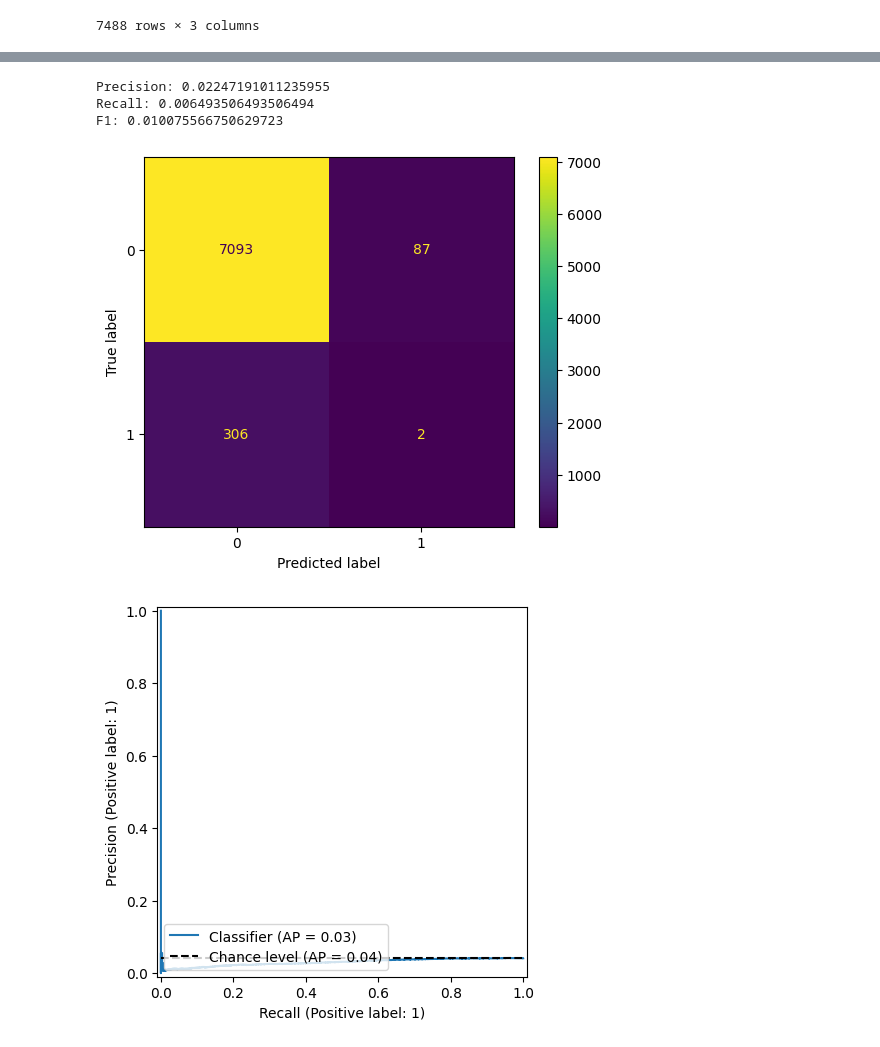
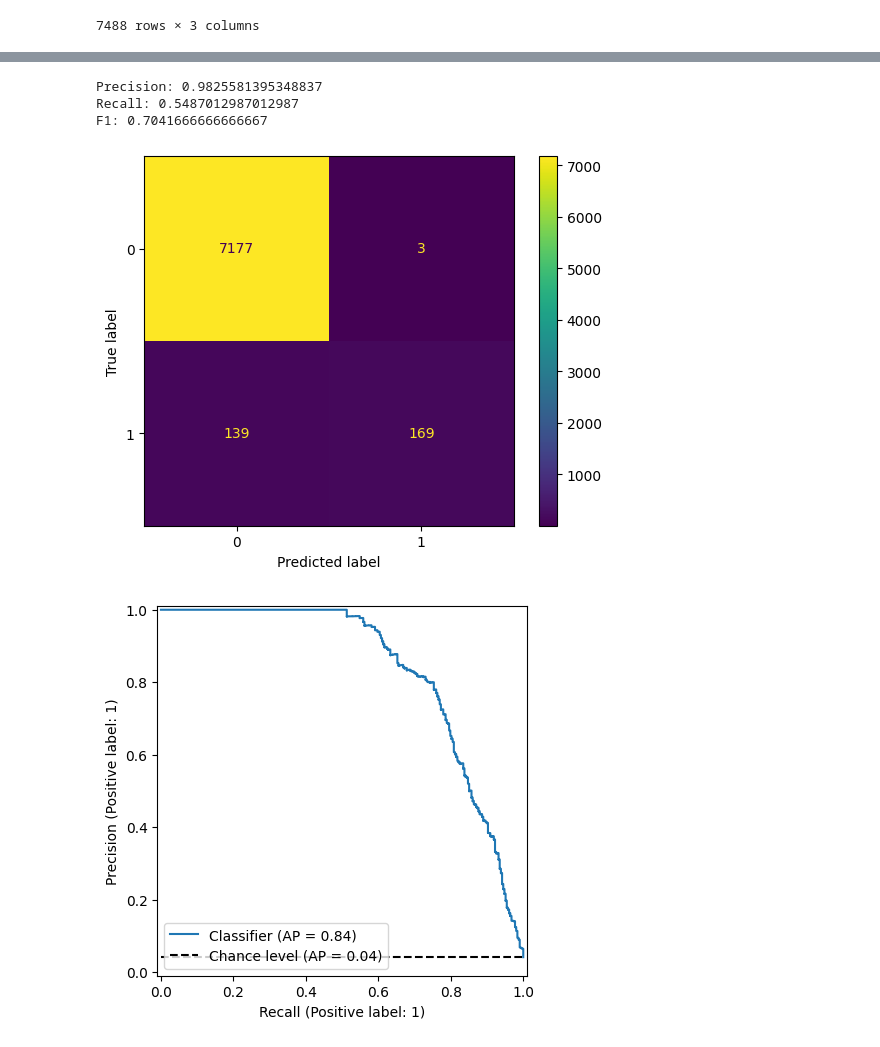
Before and after one commit to dppiper/Tox21-Neural-Network-From-Scratch, a Jupyter notebook: neural_network_from_scratch.ipynb, the cells around one changed output, grey strips where cells are left out. Drawn from its saved outputs; the diff is of its cells as text; code cells hidden in the pictures.

```diff
--- a/neural_network_from_scratch.ipynb
+++ b/neural_network_from_scratch.ipynb
@@ -144,17 +148,17 @@ sns.lineplot(biases)
 # %%
 from sklearn import metrics
 from sklearn.metrics import PrecisionRecallDisplay, ConfusionMatrixDisplay, precision_score, recall_score, f1_score, auc, precision_recall_curve
 
-precision, recall, thresholds = metrics.precision_recall_curve(y_true = df_train.Active, y_score=df_train.probs)
+precision, recall, thresholds = metrics.precision_recall_curve(y_true = y, y_score=probs)
 
-ConfusionMatrixDisplay.from_predictions(df_train.Active, df_train.preds)
-PrecisionRecallDisplay.from_predictions(df_train.Active, df_train.probs, plot_chance_level=True)
-print(f'Precision: {precision_score(df_train.Active, df_train.preds, zero_division=np.nan)}')
-print(f'Recall: {recall_score(df_train.Active, df_train.preds, zero_division=np.nan)}')
-print(f'F1: {f1_score(df_train.Active, df_train.preds, zero_division=np.nan)}')
+ConfusionMatrixDisplay.from_predictions(y, preds)
+PrecisionRecallDisplay.from_predictions(y, probs, plot_chance_level=True)
+print(f'Precision: {precision_score(y, preds, zero_division=np.nan)}')
+print(f'Recall: {recall_score(y, preds, zero_division=np.nan)}')
+print(f'F1: {f1_score(y, preds, zero_division=np.nan)}')
 # %% [output]
-Precision: 0.02247191011235955
-Recall: 0.006493506493506494
-F1: 0.010075566750629723
+Precision: 0.9825581395348837
+Recall: 0.5487012987012987
+F1: 0.7041666666666667
-[figure, old version]
+[figure, new version]
-[figure, old version]
+[figure, new version]
```
Also changed, not shown: parts of 6 cells of this notebook.
